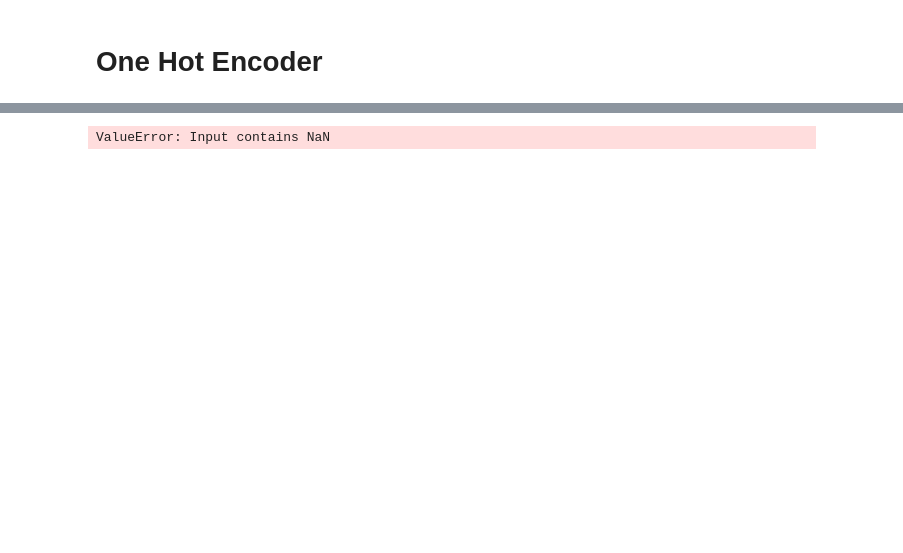
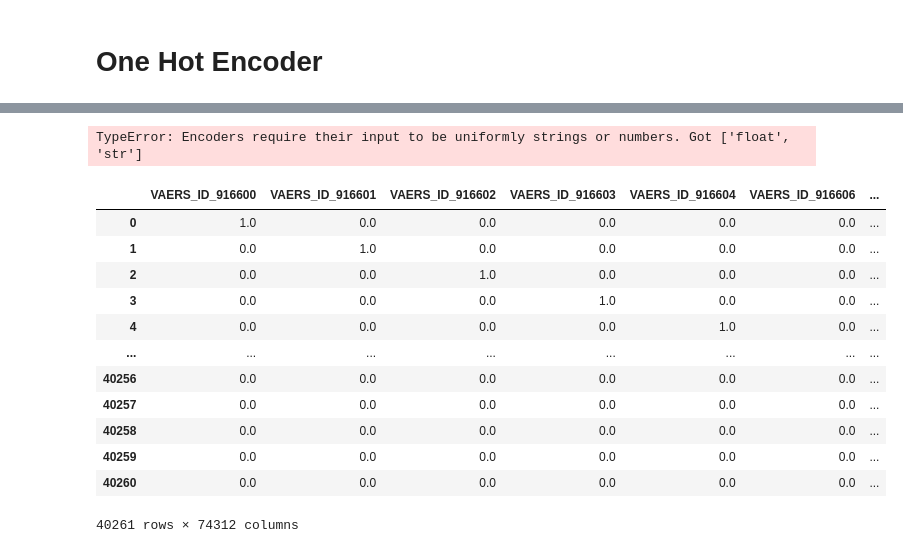
Before and after one commit to gmalhotra007/Final_Project, a Jupyter notebook: Logistic Regression.ipynb, the cells around one changed output, grey strips where cells are left out. Saved outputs shown, nothing was run; the diff lists cells and outputs as text; code cells hidden in the pictures; blank space fills up the shorter version.

Commit message:
Back to OneHotEncoders

```diff
--- a/Logistic Regression.ipynb
+++ b/Logistic Regression.ipynb
@@ -346,13 +389,29 @@ vaers_cat
 enc = OneHotEncoder(sparse=False)
 
 #Fit and transform the OneHotEncoder
-vaers_enc_df = pd.DataFrame(enc.fit_transform(vaers_clean[vaers_cat]))
+vaers_enc_df = pd.DataFrame(enc.fit_transform(vaers_imp[vaers_cat]))
 
 #Add the encoded variable names to the DF
 vaers_enc_df.columns = enc.get_feature_names(vaers_cat)
 vaers_enc_df.head()
 # %% [output]
-ValueError: Input contains NaN
+TypeError: Encoders require their input to be uniformly strings or numbers. Got ['float', 'str']
+# %%
+vaers_enc_df
+# %% [output]
+|  | VAERS_ID_916600 | VAERS_ID_916601 | VAERS_ID_916602 | VAERS_ID_916603 | VAERS_ID_916604 | VAERS_ID_916606 | ... |
+| 0 | 1.0 | 0.0 | 0.0 | 0.0 | 0.0 | 0.0 | ... |
+| 1 | 0.0 | 1.0 | 0.0 | 0.0 | 0.0 | 0.0 | ... |
+| 2 | 0.0 | 0.0 | 1.0 | 0.0 | 0.0 | 0.0 | ... |
+| 3 | 0.0 | 0.0 | 0.0 | 1.0 | 0.0 | 0.0 | ... |
+| 4 | 0.0 | 0.0 | 0.0 | 0.0 | 1.0 | 0.0 | ... |
+| ... | ... | ... | ... | ... | ... | ... | ... |
+| 40256 | 0.0 | 0.0 | 0.0 | 0.0 | 0.0 | 0.0 | ... |
+| 40257 | 0.0 | 0.0 | 0.0 | 0.0 | 0.0 | 0.0 | ... |
+| 40258 | 0.0 | 0.0 | 0.0 | 0.0 | 0.0 | 0.0 | ... |
+| 40259 | 0.0 | 0.0 | 0.0 | 0.0 | 0.0 | 0.0 | ... |
+| 40260 | 0.0 | 0.0 | 0.0 | 0.0 | 0.0 | 0.0 | ... |
+40261 rows × 74312 columns
 # %%
 # Merge with vaers_clean and drop original cat. list
 vaers_df = vaers_clean.merge(vaers_enc_df, left_index=True, right_index=True)
```
Also changed, not shown: parts of 29 cells of this notebook.
